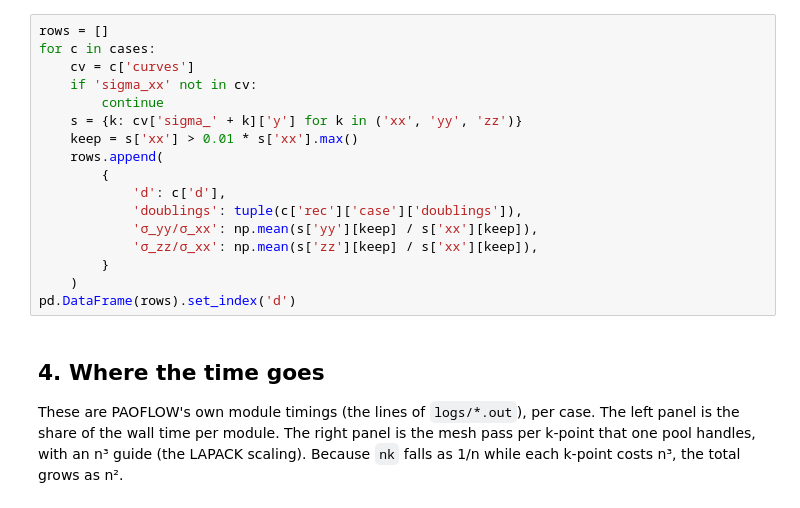
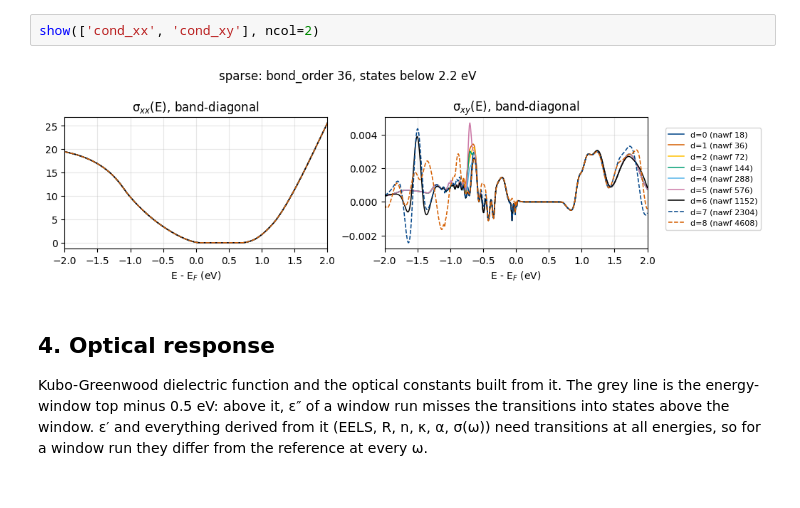
Before and after one commit to marcobn/PAOFLOW, a Jupyter notebook: benchmarks/sparse_scaling/observables.ipynb, the cells around one changed output. Cells and saved outputs as stored; diff of their text form.

```diff
--- a/benchmarks/sparse_scaling/observables.ipynb
+++ b/benchmarks/sparse_scaling/observables.ipynb
@@ -177,25 +161,12 @@ are averaged over the μ range where σ_xx is above 1% of its maximum.
 # %%
-rows = []
-for c in cases:
-    cv = c['curves']
-    if 'sigma_xx' not in cv:
-        continue
-    s = {k: cv['sigma_' + k]['y'] for k in ('xx', 'yy', 'zz')}
-    keep = s['xx'] > 0.01 * s['xx'].max()
-    rows.append(
-        {
-            'd': c['d'],
-            'doublings': tuple(c['rec']['case']['doublings']),
-            'σ_yy/σ_xx': np.mean(s['yy'][keep] / s['xx'][keep]),
-            'σ_zz/σ_xx': np.mean(s['zz'][keep] / s['xx'][keep]),
-        }
-    )
-pd.DataFrame(rows).set_index('d')
+show(['cond_xx', 'cond_xy'], ncol=2)
+# %% [output]
+[figure, added]
 # %% [markdown]
-## 4. Where the time goes
+## 4. Optical response
 
-These are PAOFLOW's own module timings (the lines of `logs/*.out`), per case. The left panel is
-the share of the wall time per module. The right panel is the mesh pass per k-point that one pool
-handles, with an n³ guide (the LAPACK scaling). Because `nk` falls as 1/n while each k-point costs
-n³, the total grows as n².
+Kubo-Greenwood dielectric function and the optical constants built from it. The grey line is the
+energy-window top minus 0.5 eV: above it, ε″ of a window run misses the transitions into states
+above the window. ε′ and everything derived from it (EELS, R, n, κ, α, σ(ω)) need transitions at
+all energies, so for a window run they differ from the reference at every ω.
 # %%
```
Also changed, not shown: parts of 15 cells of this notebook, 5 other files.
